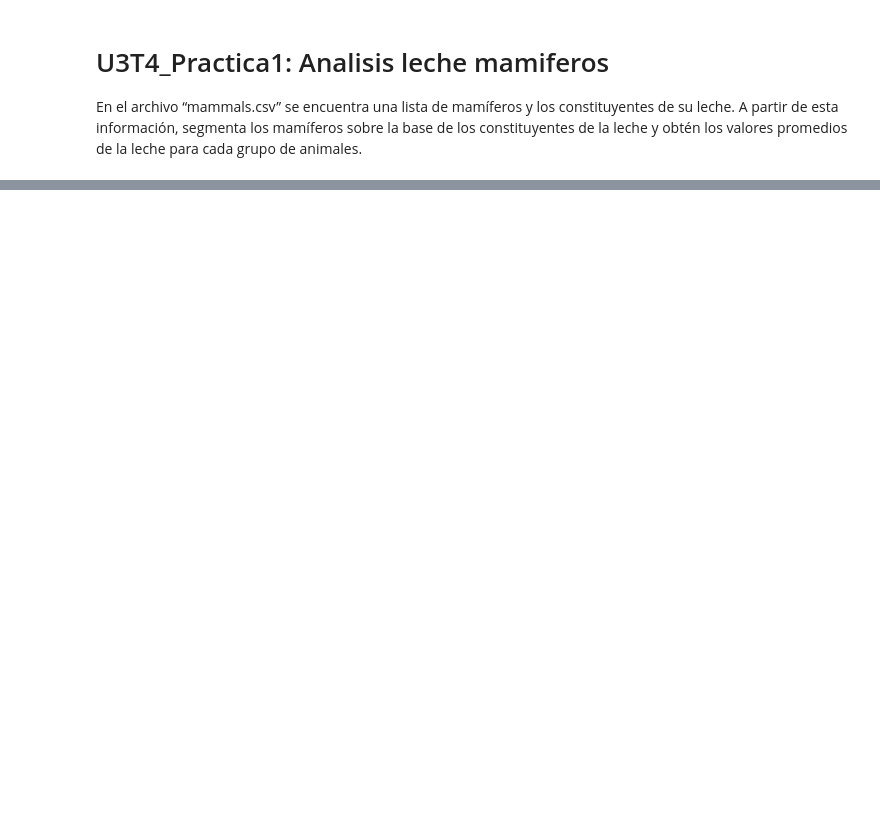
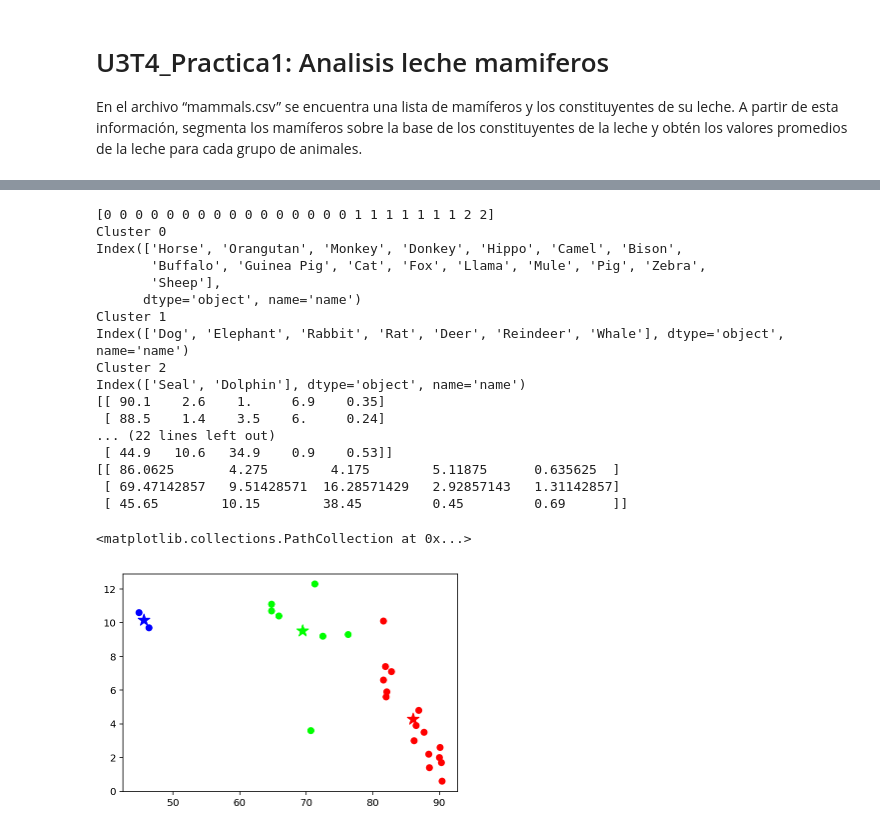
Before and after one commit to chemadd/masterBD, a Jupyter notebook: Unidad03/U3T4_Practica1.ipynb, the cells around one changed output, grey strips where cells are left out. Drawn from its saved outputs; the diff is of its cells as text; code cells hidden in the pictures; blank space fills up the shorter version.

```diff
--- a/Unidad03/U3T4_Practica1.ipynb
+++ b/Unidad03/U3T4_Practica1.ipynb
@@ -63,0 +109,47 @@ print (x_pca)
+# %%
+# Ejecutamos la clusterizacion y graficamos
+from sklearn.cluster import KMeans
+from matplotlib.colors import ListedColormap
+
+# Clusterizacion
+# NOTA: Se podria buscar de forma automatica el indice con maximo de indice Silhouette
+Kmean_Mammals = KMeans(n_clusters = 3, random_state = 1).fit(Mammals_df)
+Kmean_MammalsClusters = Kmean_Mammals.predict(Mammals_df)
+print(Kmean_MammalsClusters)
+
+for i in range(0, max(Kmean_MammalsClusters) + 1):
+    print ("Cluster", i)
+    print (Mammals_df.index[Kmean_MammalsClusters == i])
+
+#Graficamos los clusteres y sus centros
+# Dibujamos los elementos de cada cluster
+# Es necesario transformarlo en array para poder trabajar con scatter:
+X = np.asarray(Mammals_df)
+print(X)
+mapa_color = ListedColormap(['#FF0000', '#00FF00', '#0000FF'])
+scatter(X[:, 0], X[:, 1],c=Kmean_MammalsClusters, cmap = mapa_color)
+
+# Centros
+print(Kmean_Mammals.cluster_centers_)
+scatter(Kmean_Mammals.cluster_centers_[:, 0], Kmean_Mammals.cluster_centers_[:, 1],
+        c=[0,1,2], cmap = mapa_color, marker='*', s= 150)
+# %% [output]
+[0 0 0 0 0 0 0 0 0 0 0 0 0 0 0 0 1 1 1 1 1 1 1 2 2]
+Cluster 0
+Index(['Horse', 'Orangutan', 'Monkey', 'Donkey', 'Hippo', 'Camel', 'Bison',
+       'Buffalo', 'Guinea Pig', 'Cat', 'Fox', 'Llama', 'Mule', 'Pig', 'Zebra',
+       'Sheep'],
+      dtype='object', name='name')
+Cluster 1
+Index(['Dog', 'Elephant', 'Rabbit', 'Rat', 'Deer', 'Reindeer', 'Whale'], dtype='object', name='name')
+Cluster 2
+Index(['Seal', 'Dolphin'], dtype='object', name='name')
+[[ 90.1    2.6    1.     6.9    0.35]
+ [ 88.5    1.4    3.5    6.     0.24]
+... (22 lines left out)
+ [ 44.9   10.6   34.9    0.9    0.53]]
+[[ 86.0625       4.275        4.175        5.11875      0.635625  ]
+ [ 69.47142857   9.51428571  16.28571429   2.92857143   1.31142857]
+ [ 45.65        10.15        38.45         0.45         0.69      ]]
+<matplotlib.collections.PathCollection at 0x...>
+[figure, added]
```
Also changed, not shown: parts of 8 cells of this notebook.
